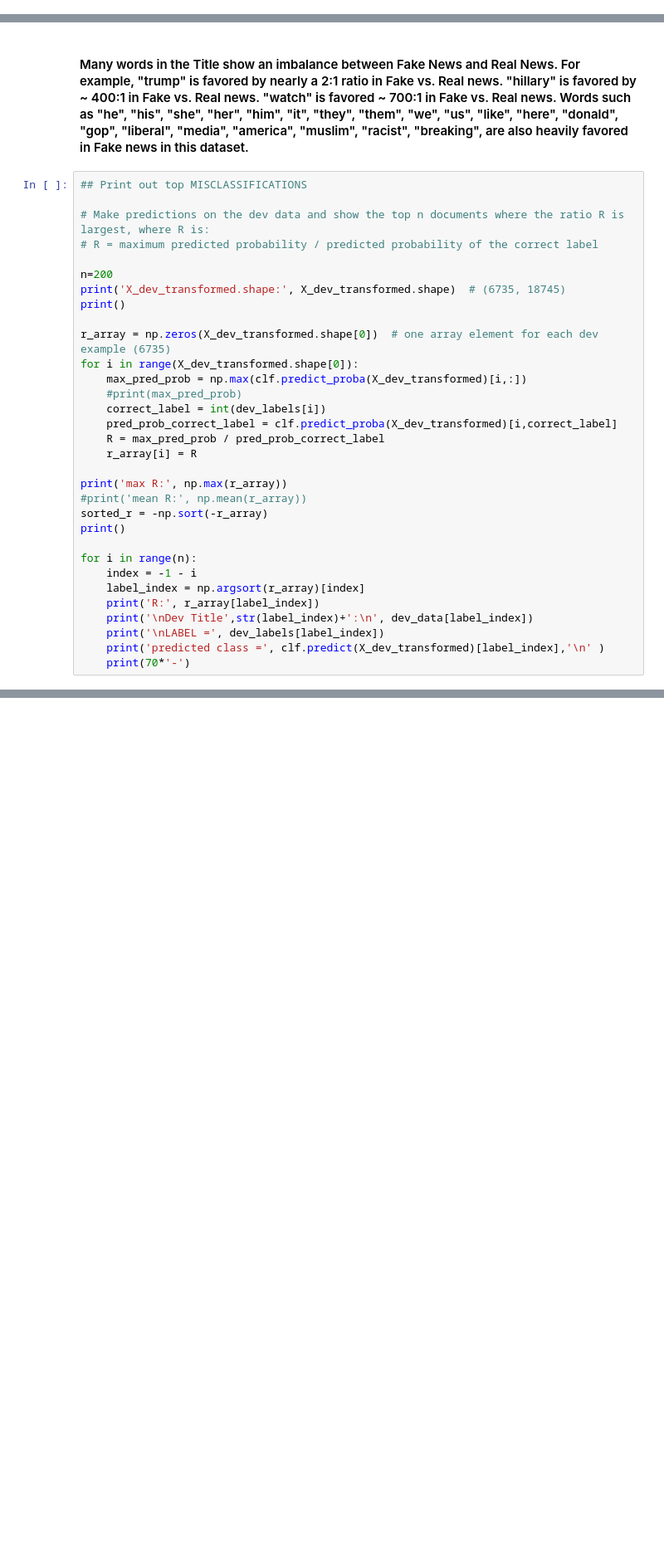
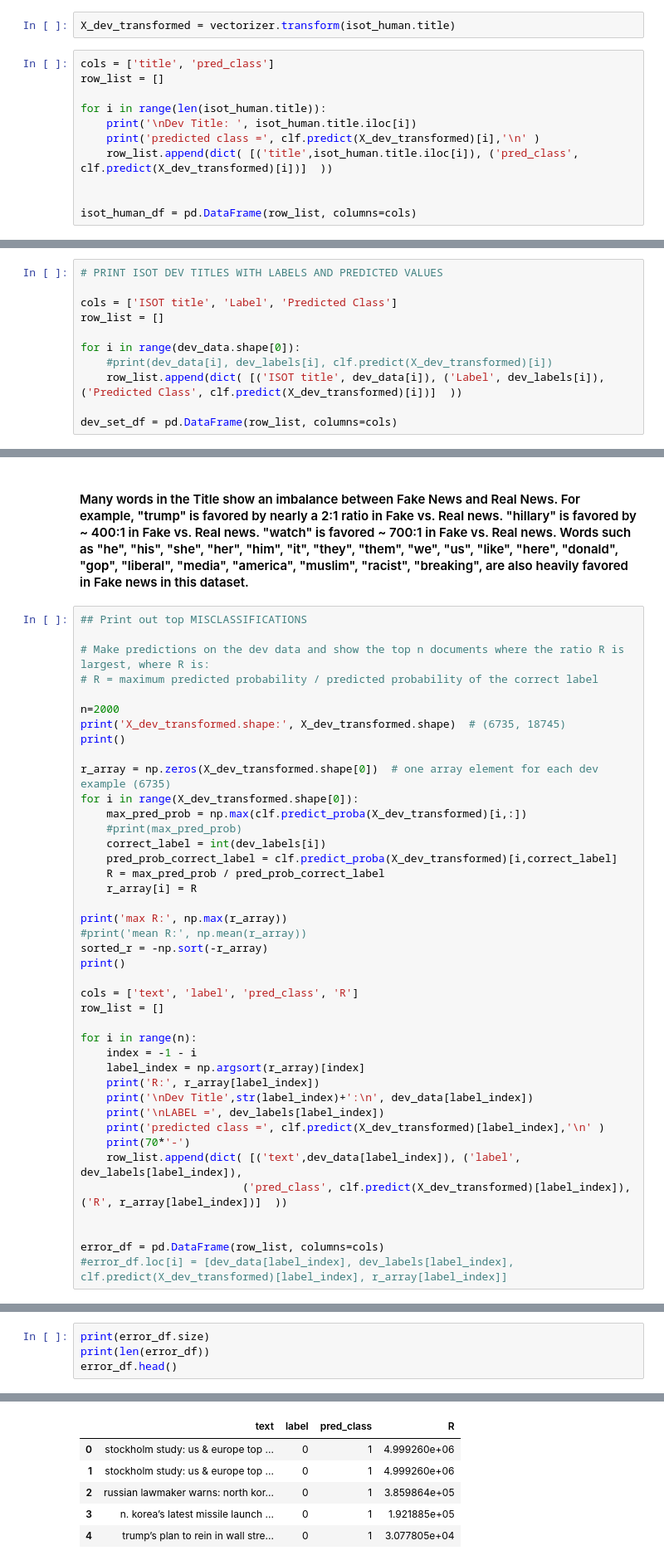
Before and after one commit to UCB-W266-Liar-Project-AJS/w266-final-project, a Jupyter notebook: w266project_AA_JM_SS_Baseline_Models.ipynb, the cells around one changed output, grey strips where cells are left out. Shown at 83% size. Saved outputs shown, nothing was run; the diff lists cells and outputs as text; blank space fills up the shorter version.

```diff
--- a/w266project_AA_JM_SS_Baseline_Models.ipynb
+++ b/w266project_AA_JM_SS_Baseline_Models.ipynb
@@ -1317,0 +1419,13 @@ numpy.ndarray
+# %%
+X_dev_transformed = vectorizer.transform(isot_human.title)
+# %%
+cols = ['title', 'pred_class']
+row_list = []
+
+for i in range(len(isot_human.title)):
+    print('\nDev Title: ', isot_human.title.iloc[i])
+    print('predicted class =', clf.predict(X_dev_transformed)[i],'\n' )
+    row_list.append(dict( [('title',isot_human.title.iloc[i]), ('pred_class', clf.predict(X_dev_transformed)[i])]  ))
+
+
+isot_human_df = pd.DataFrame(row_list, columns=cols)
@@ -1376,0 +1522,11 @@ accuracy: 0.952
+# %%
+# PRINT ISOT DEV TITLES WITH LABELS AND PREDICTED VALUES
+
+cols = ['ISOT title', 'Label', 'Predicted Class']
+row_list = []
+
+for i in range(dev_data.shape[0]):
+    #print(dev_data[i], dev_labels[i], clf.predict(X_dev_transformed)[i])
+    row_list.append(dict( [('ISOT title', dev_data[i]), ('Label', dev_labels[i]), ('Predicted Class', clf.predict(X_dev_transformed)[i])]  ))
+
+dev_set_df = pd.DataFrame(row_list, columns=cols)
@@ -1411,7 +1582,7 @@ MOST COMMON WORDS IN CLASS 0 (Fake=0; Real=1)
 # Make predictions on the dev data and show the top n documents where the ratio R is largest, where R is:
 # R = maximum predicted probability / predicted probability of the correct label
 
-n=200
+n=2000
 print('X_dev_transformed.shape:', X_dev_transformed.shape)  # (6735, 18745)
 print()
 
@@ -1429,6 +1600,9 @@ print('max R:', np.max(r_array))
 sorted_r = -np.sort(-r_array)
 print()
 
+cols = ['text', 'label', 'pred_class', 'R']
+row_list = []
+
 for i in range(n):
     index = -1 - i
     label_index = np.argsort(r_array)[index]
@@ -1437,4 +1611,10 @@ for i in range(n):
     print('\nLABEL =', dev_labels[label_index])
     print('predicted class =', clf.predict(X_dev_transformed)[label_index],'\n' )
     print(70*'-')
+    row_list.append(dict( [('text',dev_data[label_index]), ('label', dev_labels[label_index]),
+                         ('pred_class', clf.predict(X_dev_transformed)[label_index]), ('R', r_array[label_index])]  ))
+
+
+error_df = pd.DataFrame(row_list, columns=cols)
+#error_df.loc[i] = [dev_data[label_index], dev_labels[label_index], clf.predict(X_dev_transformed)[label_index], r_array[label_index]]
 # %% [output]
@@ -1457,0 +1638,5 @@ predicted class = 0
+# %%
+print(error_df.size)
+print(len(error_df))
+error_df.head()
+# %% [output]
@@ -1457,0 +1645,6 @@ predicted class = 0
+|  | text | label | pred_class | R |
+| 0 | stockholm study: us & europe top ... | 0 | 1 | 4.999260e+06 |
+| 1 | stockholm study: us & europe top ... | 0 | 1 | 4.999260e+06 |
+| 2 | russian lawmaker warns: north kor... | 0 | 1 | 3.859864e+05 |
+| 3 | n. korea’s latest missile launch ... | 0 | 1 | 1.921885e+05 |
+| 4 | trump’s plan to rein in wall stre... | 0 | 1 | 3.077805e+04 |
```
Also changed, not shown: parts of 94 cells of this notebook, 58 other files.
